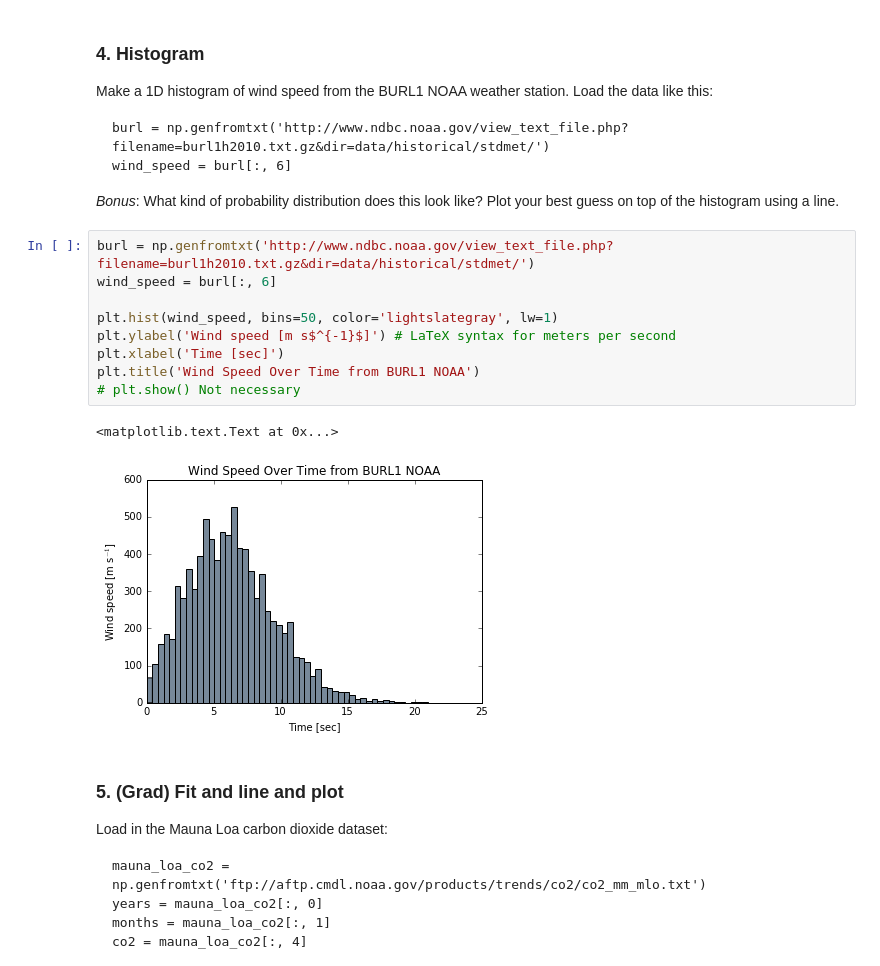
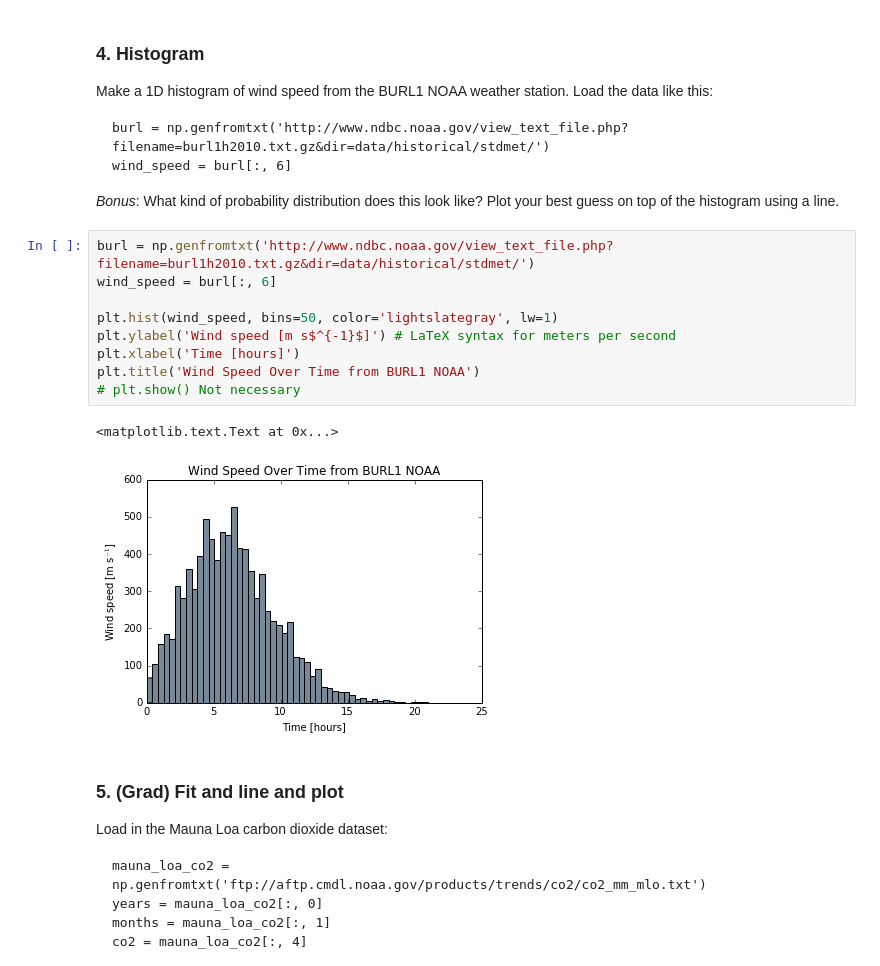
Before and after one commit to johntamu/python4geosciences-hw, a Jupyter notebook: hw04-solutions.ipynb, the cells around one changed output. Cells and saved outputs as stored; diff of their text form.

```diff
--- a/hw04-solutions.ipynb
+++ b/hw04-solutions.ipynb
@@ -122,15 +125,15 @@ Make a 1D histogram of wind speed from the BURL1 NOAA weather station. Load the
 # %%
 burl = np.genfromtxt('http://www.ndbc.noaa.gov/view_text_file.php?filename=burl1h2010.txt.gz&dir=data/historical/stdmet/')
 wind_speed = burl[:, 6]
 
 plt.hist(wind_speed, bins=50, color='lightslategray', lw=1)
 plt.ylabel('Wind speed [m s$^{-1}$]') # LaTeX syntax for meters per second
-plt.xlabel('Time [sec]')
+plt.xlabel('Time [hours]')
 plt.title('Wind Speed Over Time from BURL1 NOAA')
 # plt.show() Not necessary
 # %% [output]
 <matplotlib.text.Text at 0x...>
-[figure, old version]
+[figure, new version]
 # %% [markdown]
 ### 5. (Grad) Fit and line and plot
 
```
Also changed, not shown: parts of 2 cells of this notebook.
